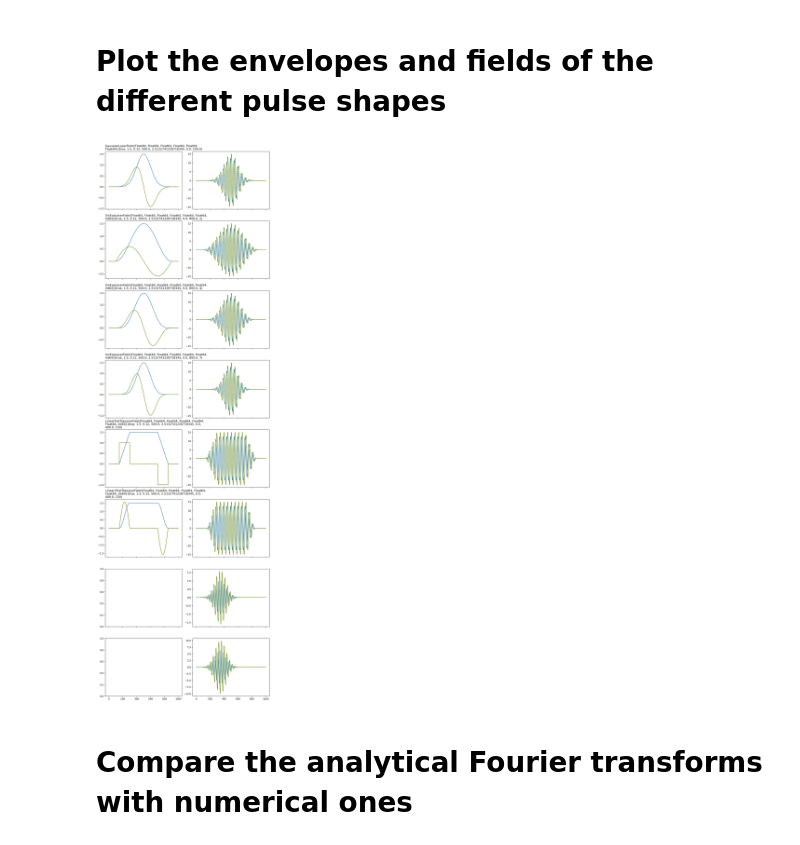
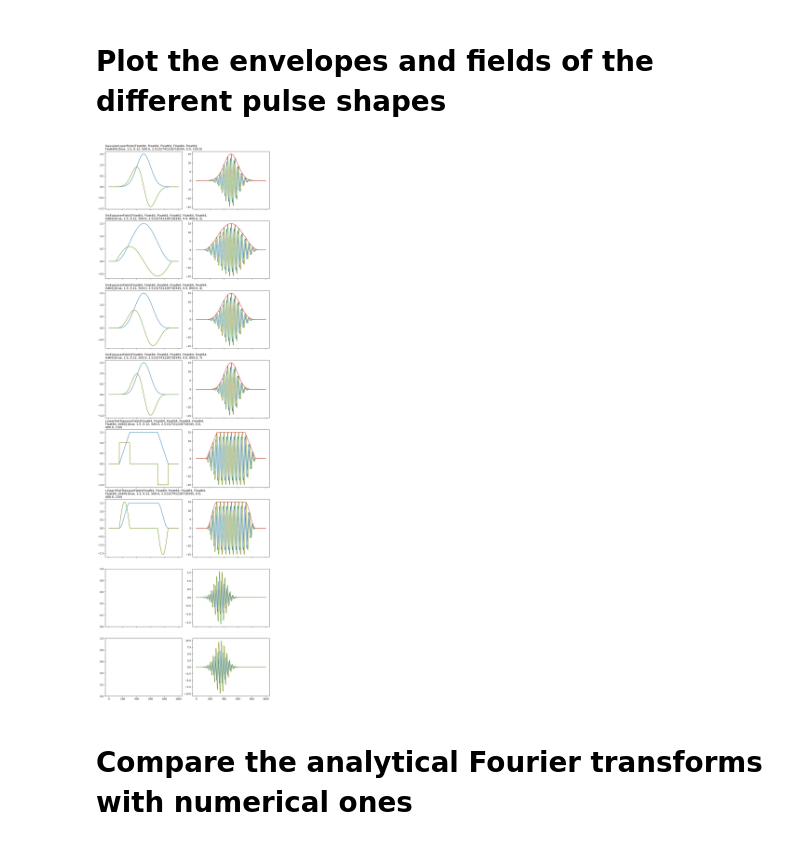
Before and after one commit to jfeist/LaserFields.jl, a Jupyter notebook: examples/examples.ipynb, the cells around one changed output. Saved outputs shown, nothing was run; the diff lists cells and outputs as text; code cells hidden in the pictures.

Commit message:
make envelope an exported function (returning just the envelope), renaming previous internal envelope to _envelope (returning envelope and its derivative, with argument t - lf.t0)

```diff
--- a/examples/examples.ipynb
+++ b/examples/examples.ipynb
@@ -42,24 +42,28 @@ test_fields = [
 # %%
 fig,axs = subplots(length(test_fields),2,figsize=(10,4*length(test_fields)),sharex=true)
 ts = LinRange(0,1000,1001)
 for (lf,ax) in zip(test_fields,eachrow(axs))
     try
-        env, envpr = eachrow(reduce(hcat,map(collect,LaserFields.envelope.(lf,ts .- lf.t0))))
+        env, envpr = eachrow(reduce(hcat,map(collect,LaserFields._envelope.(lf,ts .- lf.t0))))
         ax[1].set_title(wrap(string(lf)),loc="left",fontsize=12)
         ax[1].plot(ts,env)
         ax[1].plot(ts,       100*envpr)
         ax[1].plot(ts[2:end],100*diff(env)./diff(ts),"--")
     catch
     end
     E = lf.(ts)
     A = A_field.(lf,ts)
     ax[2].plot(ts,A)
     ax[2].plot(ts,10*E)
     ax[2].plot(ts[2:end],10*-diff(A)./diff(ts),"--")
+    try
+        ax[2].plot(ts,10*envelope.(lf,ts))
+    catch
+    end
 end
 fig.tight_layout(pad=0.5)
 # %% [output]
-[figure, old version]
+[figure, new version]
 # %% [markdown]
 # Compare the analytical Fourier transforms with numerical ones
 # %%
```
Also changed, not shown: 1 other file.
